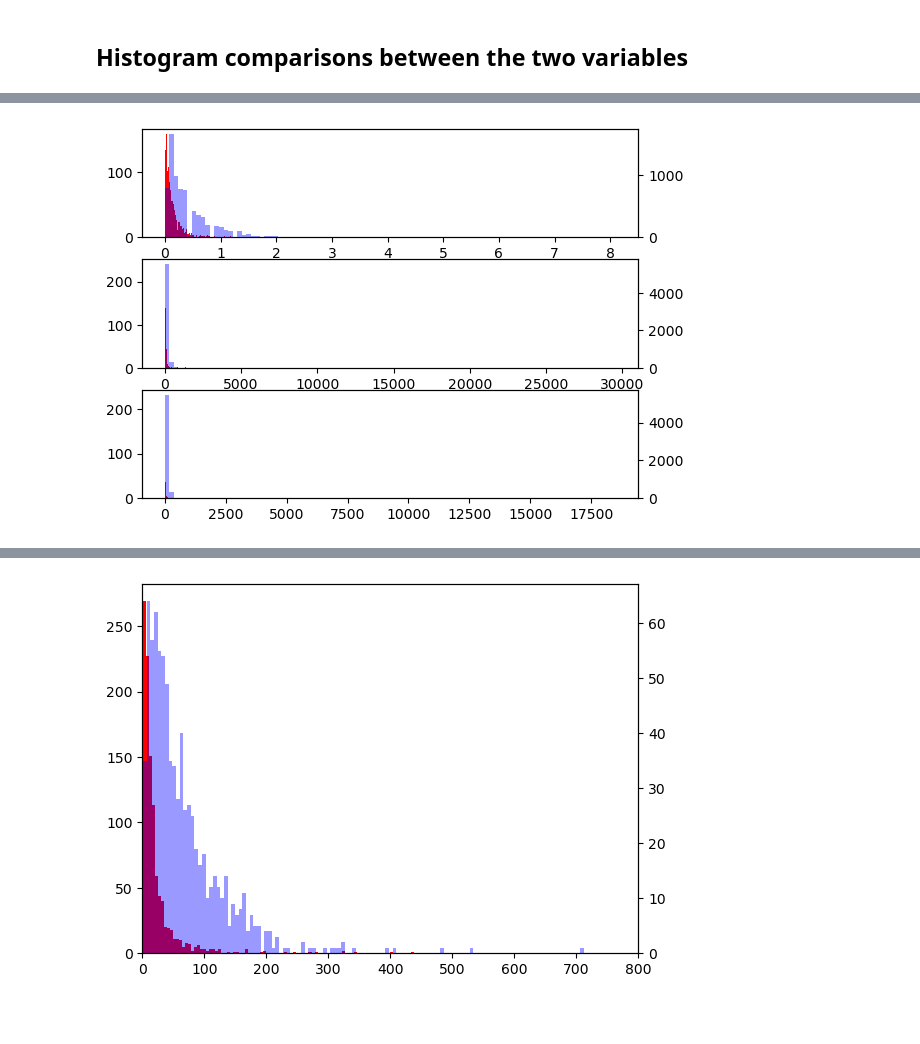
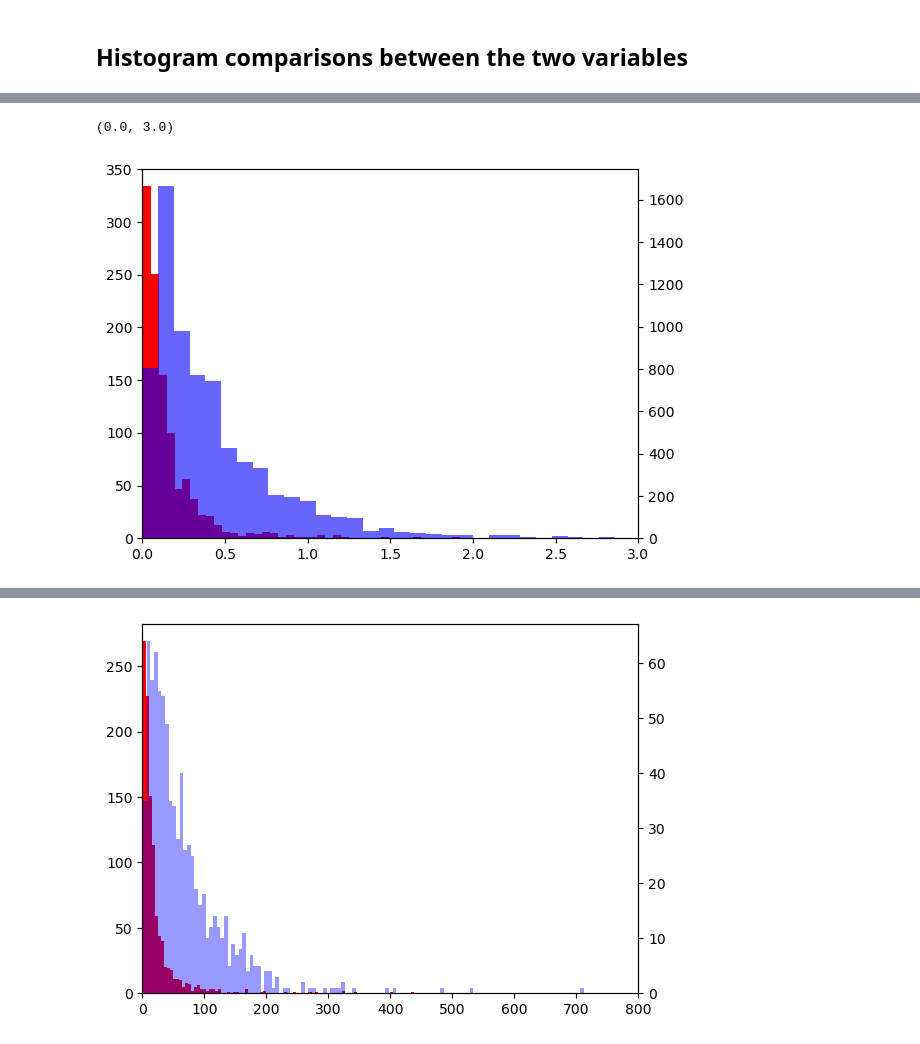
Before and after one commit to eScience-course/-Tjaernoe2022-group1, a Jupyter notebook: notebooks/Stefan/N100 Model vs SO4.ipynb, the cells around one changed output, grey strips where cells are left out. Saved outputs shown, nothing was run; the diff lists cells and outputs as text; code cells hidden in the pictures; blank space fills up the shorter version.

Commit message:
Weird graphs

```diff
--- a/notebooks/Stefan/N100 Model vs SO4.ipynb
+++ b/notebooks/Stefan/N100 Model vs SO4.ipynb
@@ -1064,10 +1070,16 @@ A slope of 1 would be that NorESM models the variable perfectly.
 # %%
-fig, axs = plt.subplots(3,1)
+f, ax = plt.subplots()
 
-for Model, Obs, ax in zip(['SO4_tot', 'N50_Model', 'N100_Model'], ['SO4','N50','N100'], axs.flatten()):
-    #print(lev)
-    ax.hist(ALLDATA[Model], color = 'red', bins = 100)
-    ax2 = ax.twinx()
-    ax2.hist(ALLDATA[Obs], color ='blue', alpha = 0.4, bins = 100)
+
+ax.hist(ALLDATA['SO4_tot'], color = 'red',bins = 40)
+ax2 = ax.twinx()
+ax2.hist(ALLDATA['SO4'], color ='blue', alpha = 0.6, bins = 85)
+
+ax.set_xlim ([0,3])
+ax2.set_xlim ([0,3])
+
+#plt.legend()
+#plt.xlabel('SO4 ug/m$^3$')
 # %% [output]
+(0.0, 3.0)
-[figure, old version]
+[figure, new version]
```
Also changed, not shown: parts of 5 cells of this notebook.
